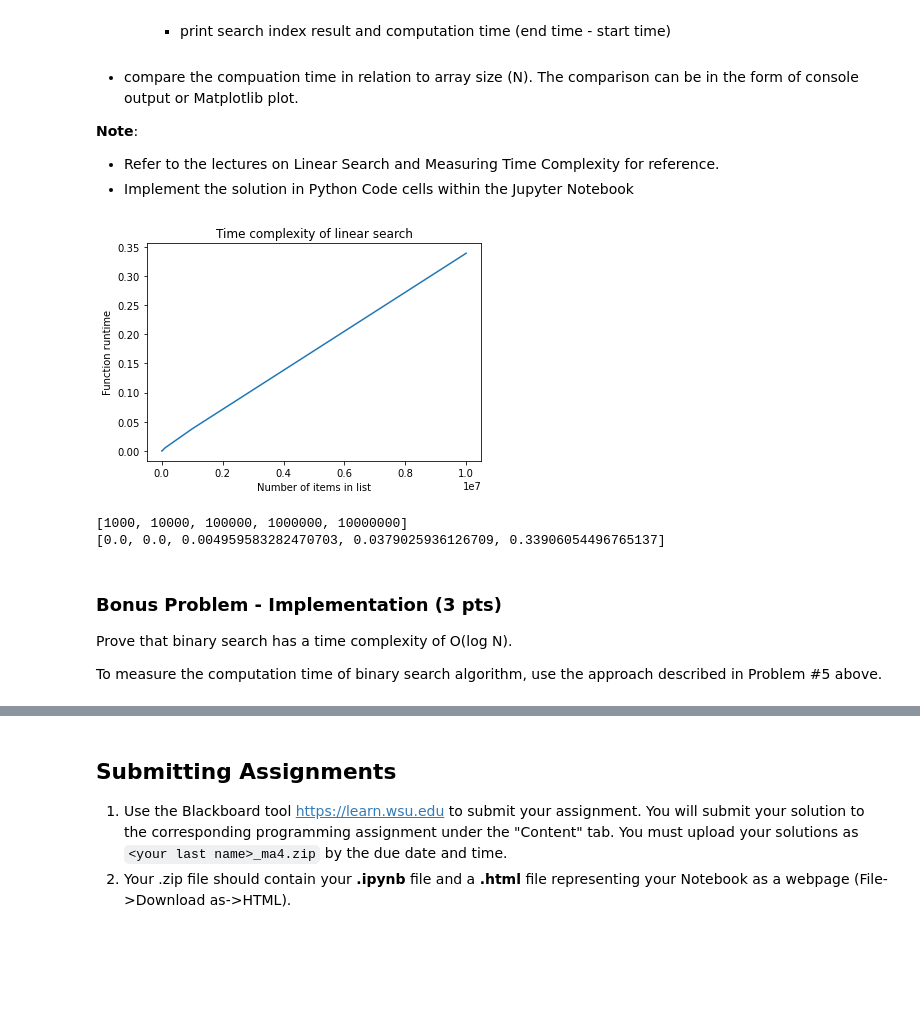
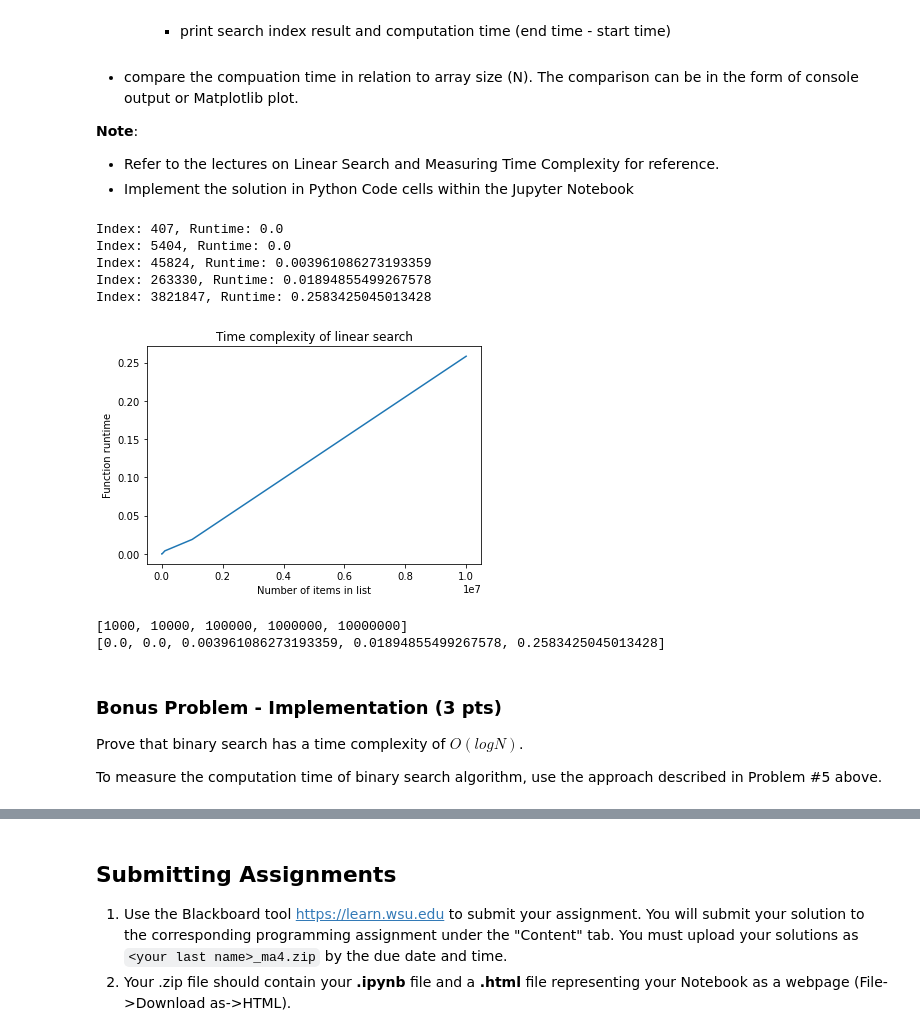
Before and after one commit to zfechko/Comp-Sci-215, a Jupyter notebook: Micro Assignments/MA 4 Algorithm Analysis/MA4 Algorithm Analysis.ipynb, the cells around one changed output, grey strips where cells are left out. Drawn from its saved outputs; the diff is of its cells as text; code cells hidden in the pictures; blank space fills up the shorter version.

Commit message:
Only have the binary search problem left to do

```diff
--- a/Micro Assignments/MA 4 Algorithm Analysis/MA4 Algorithm Analysis.ipynb
+++ b/Micro Assignments/MA 4 Algorithm Analysis/MA4 Algorithm Analysis.ipynb
@@ -140,39 +146,49 @@ def linear_search(array, target):
     return -1
 
 list_size = []
 runtime_list = []
 
 def solve_linear(value):
+    """
+    Runs through the steps in the problem instructions
+    """
     arr = []
     for i in range(1, value + 1):
         arr.append(i)
     list_size.append(len(arr))
     target = random.randint(value // 4, 3 * value // 4)
     start = time.time()
     index = linear_search(arr ,target)
     end = time.time()
     runtime = end - start
     runtime_list.append(runtime)
+    print("Index:", index, end=", ")
+    print("Runtime:", runtime)
 
 vals = [1000, 10000, 100000, 1000000, 10000000]
 for item in vals:
     solve_linear(item)
 
 plt.plot(list_size, runtime_list)
 plt.xlabel("Number of items in list")
 plt.ylabel("Function runtime")
 plt.title("Time complexity of linear search")
 plt.show()
 
 print(list_size)
 print(runtime_list)
 # %% [output]
+Index: 407, Runtime: 0.0
+Index: 5404, Runtime: 0.0
+Index: 45824, Runtime: 0.003961086273193359
+Index: 263330, Runtime: 0.01894855499267578
+Index: 3821847, Runtime: 0.2583425045013428
-[figure, old version]
+[figure, new version]
-[1000, 10000, 100000, 1000000, 10000000]
-[0.0, 0.0, 0.004959583282470703, 0.0379025936126709, 0.33906054496765137]
+[1000, 10000, 100000, 1000000, 10000000]
+[0.0, 0.0, 0.003961086273193359, 0.01894855499267578, 0.2583425045013428]
 # %% [markdown]
 ### Bonus Problem - Implementation (3 pts)
-Prove that binary search has a time complexity of O(log N).
+Prove that binary search has a time complexity of $O(log N)$.
 
 To measure the computation time of binary search algorithm, use the approach described in Problem #5 above.
 # %%
```
Also changed, not shown: parts of 6 cells of this notebook.
